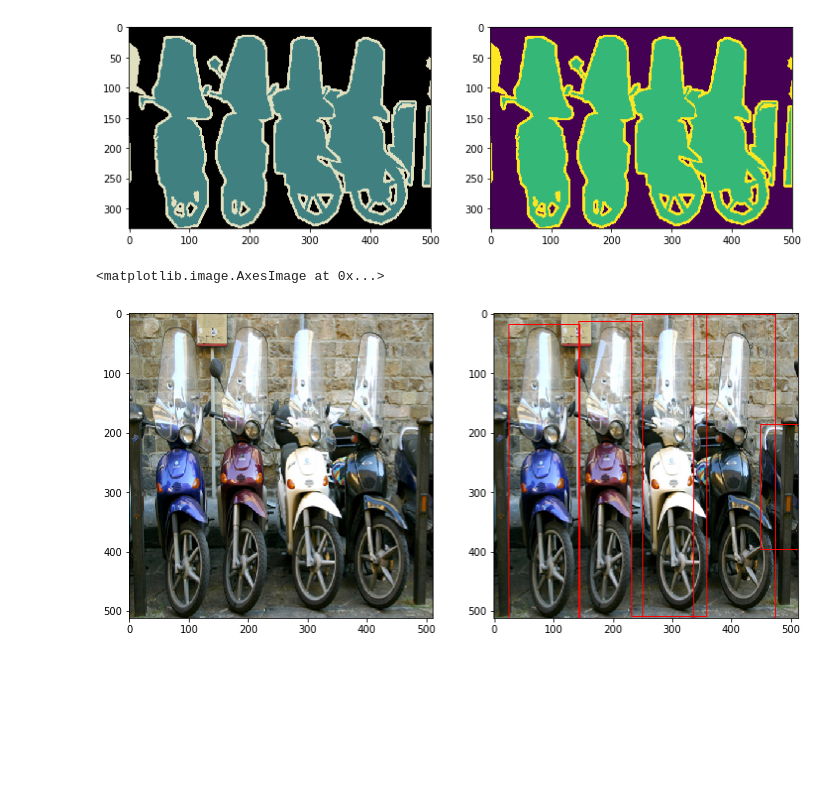
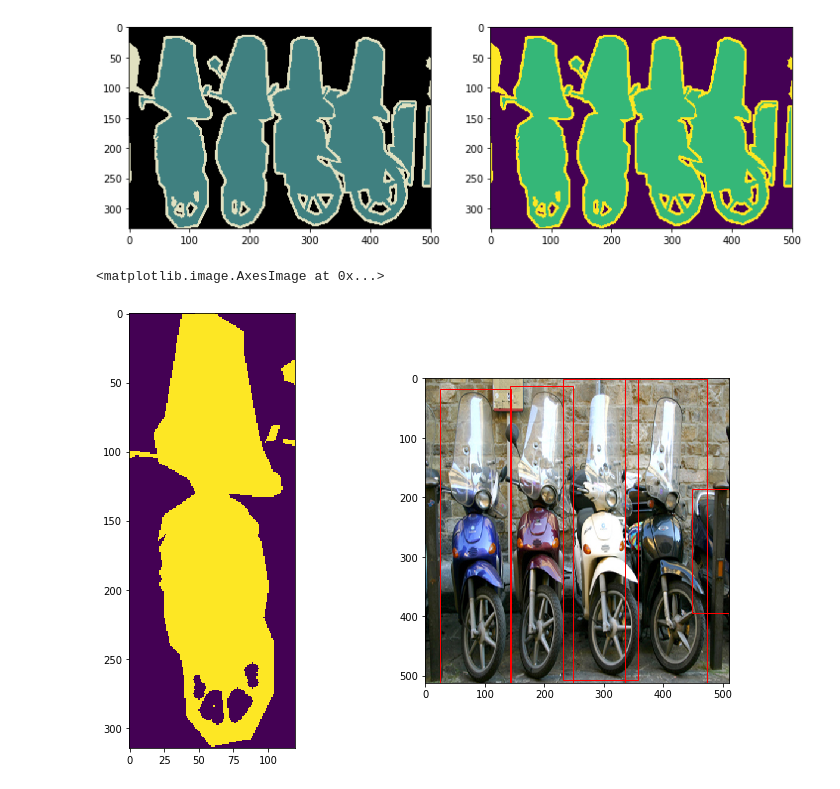
Before and after one commit to louis-she/voc2012-dataset.torch, a Jupyter notebook: test.ipynb, the cells around one changed output. Saved outputs shown, nothing was run; the diff lists cells and outputs as text; code cells hidden in the pictures; blank space fills up the shorter version.

```diff
--- a/test.ipynb
+++ b/test.ipynb
@@ -28,16 +25,18 @@ ax2.imshow(classed_mask)
 <matplotlib.image.AxesImage at 0x...>
 [figure]
 # %%
-image, bboxes, labels = ds.getitem('2008_002240')
+image, bboxes, labels, masks = ds.getitem('2008_002240')
 # %%
 fig = plt.figure(figsize=(12,8))
 ax1 = fig.add_subplot(121, aspect='equal')
-ax1.imshow(image)
+ax1.imshow(masks[0])
 
 for bbox in bboxes:
     ax1 = fig.add_subplot(122, aspect='equal')
-    ax1.add_patch(patches.Rectangle((bbox[1], bbox[0]), bbox[3]-bbox[1], bbox[2]-bbox[0], linewidth=1,edgecolor='r',facecolor='none', fill=False))
+    ax1.add_patch(patches.Rectangle((bbox[1], bbox[0]), bbox[3]-bbox[1],
+        bbox[2]-bbox[0], linewidth=1,edgecolor='r',facecolor='none', fill=False))
+
 ax1.imshow(image)
 # %% [output]
 <matplotlib.image.AxesImage at 0x...>
-[figure, old version]
+[figure, new version]
```
Also changed, not shown: parts of 1 cell of this notebook, 1 other file.
